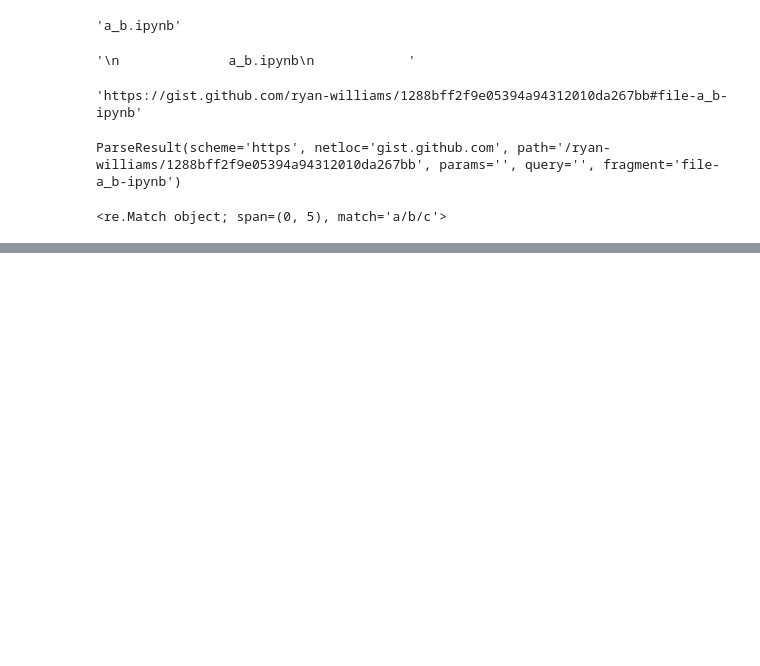
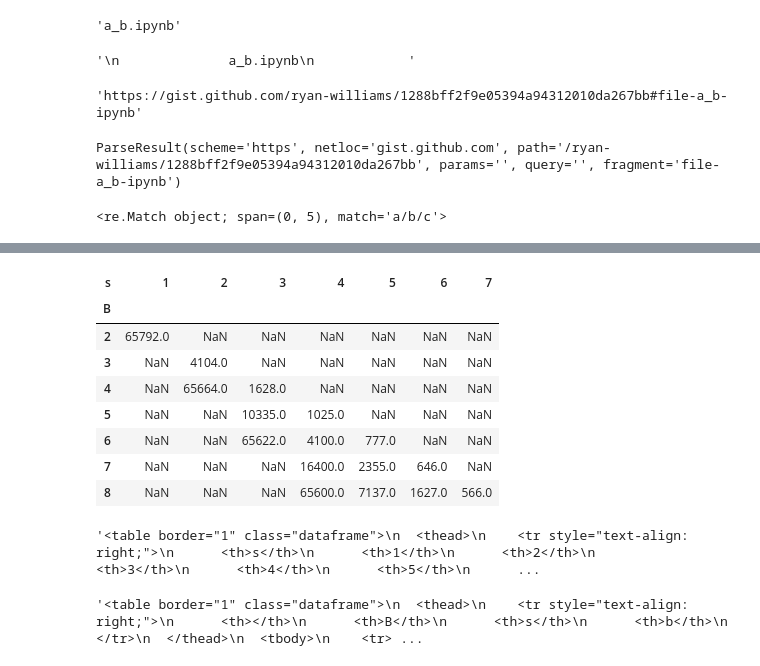
Before and after one commit to runsascoded/ur, a Jupyter notebook: ur-test.ipynb, the cells around one changed output, grey strips where cells are left out. Saved outputs shown, nothing was run; the diff lists cells and outputs as text; code cells hidden in the pictures; blank space fills up the shorter version.

```diff
--- a/ur-test.ipynb
+++ b/ur-test.ipynb
@@ -194,0 +409,2 @@ match('.*', 'a/b/c')
+# %%
+outs = [ e for row in Out[49] for e in row ]
@@ -194,0 +430,2 @@ match('.*', 'a/b/c')
+# %%
+df = DF(outs); df
@@ -194,0 +450,20 @@ match('.*', 'a/b/c')
+# %%
+pivoted = df.pivot(index='B', columns='s', values='b'); pivoted
+# %% [output]
+| s | 1 | 2 | 3 | 4 | 5 | 6 | 7 |
+| B |  |  |  |  |  |  |  |
+| 2 | 65792.0 | NaN | NaN | NaN | NaN | NaN | NaN |
+| 3 | NaN | 4104.0 | NaN | NaN | NaN | NaN | NaN |
+| 4 | NaN | 65664.0 | 1628.0 | NaN | NaN | NaN | NaN |
+| 5 | NaN | NaN | 10335.0 | 1025.0 | NaN | NaN | NaN |
+| 6 | NaN | NaN | 65622.0 | 4100.0 | 777.0 | NaN | NaN |
+| 7 | NaN | NaN | NaN | 16400.0 | 2355.0 | 646.0 | NaN |
+| 8 | NaN | NaN | NaN | 65600.0 | 7137.0 | 1627.0 | 566.0 |
+# %%
+pivoted.to_html()
+# %% [output]
+'<table border="1" class="dataframe">\n  <thead>\n    <tr style="text-align: right;">\n      <th>s</th>\n      <th>1</th>\n      <th>2</th>\n      <th>3</th>\n      <th>4</th>\n      <th>5</th>\n      ...
+# %%
+df.to_html()
+# %% [output]
+'<table border="1" class="dataframe">\n  <thead>\n    <tr style="text-align: right;">\n      <th></th>\n      <th>B</th>\n      <th>s</th>\n      <th>b</th>\n    </tr>\n  </thead>\n  <tbody>\n    <tr> ...
```
Also changed, not shown: parts of 27 cells of this notebook, 3 other files.
